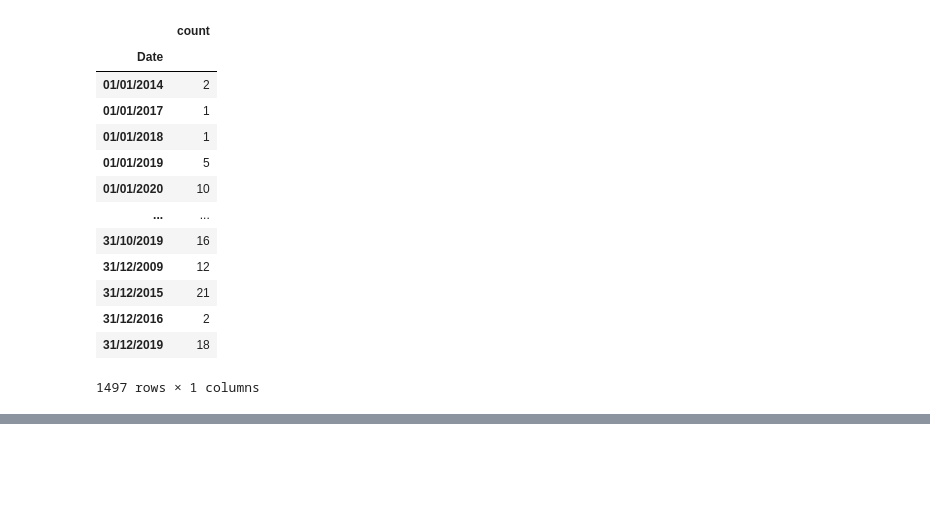
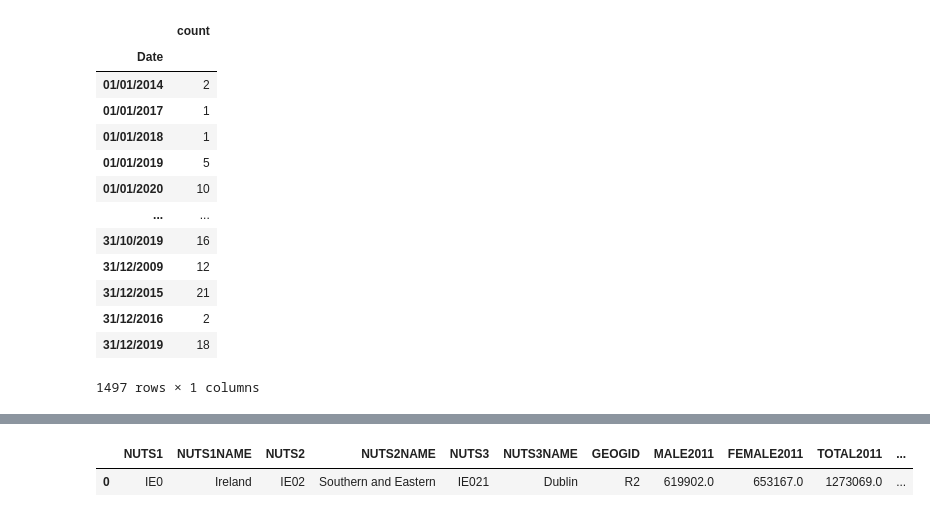
Before and after one commit to pessini/avian-flu-wild-birds-ireland, a Jupyter notebook: Exploratory-Data-Analysis-EDA.ipynb, the cells around one changed output, grey strips where cells are left out. Drawn from its saved outputs; the diff is of its cells as text; code cells hidden in the pictures; blank space fills up the shorter version.

Commit message:
saving a GeoJSON

```diff
--- a/Exploratory-Data-Analysis-EDA.ipynb
+++ b/Exploratory-Data-Analysis-EDA.ipynb
@@ -284,0 +288,7 @@ gdf_dublin.plot(figsize=(8,8), facecolor='white', edgecolor='black')
+# %%
+gdf_dublin_json = gpd.read_file('data/dublin.json', driver='GeoJSON')
+# %%
+gdf_dublin_json
+# %% [output]
+|  | NUTS1 | NUTS1NAME | NUTS2 | NUTS2NAME | NUTS3 | NUTS3NAME | GEOGID | MALE2011 | FEMALE2011 | TOTAL2011 | ... |
+| 0 | IE0 | Ireland | IE02 | Southern and Eastern | IE021 | Dublin | R2 | 619902.0 | 653167.0 | 1273069.0 | ... |
```
Also changed, not shown: parts of 13 cells of this notebook, 1 other file.
